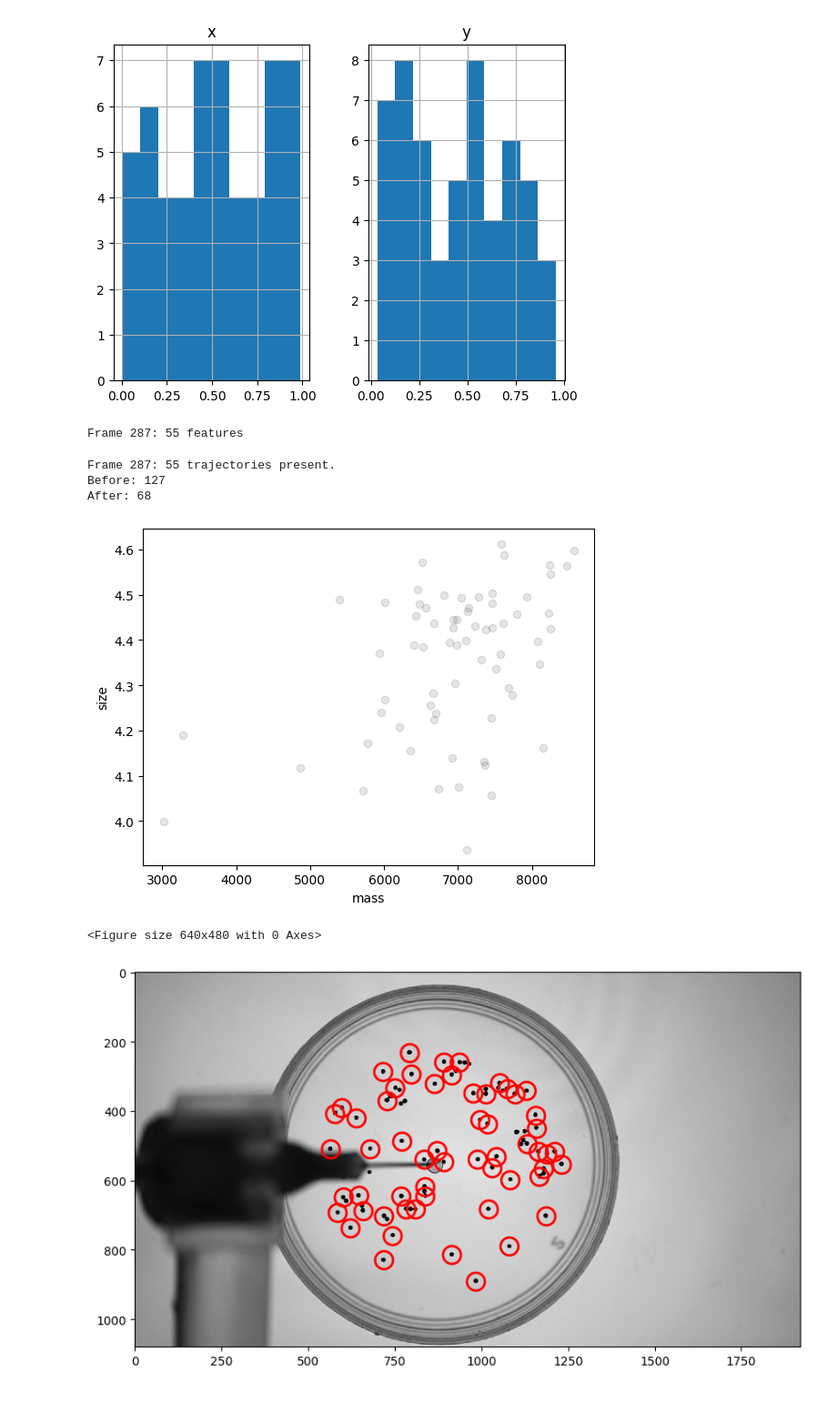
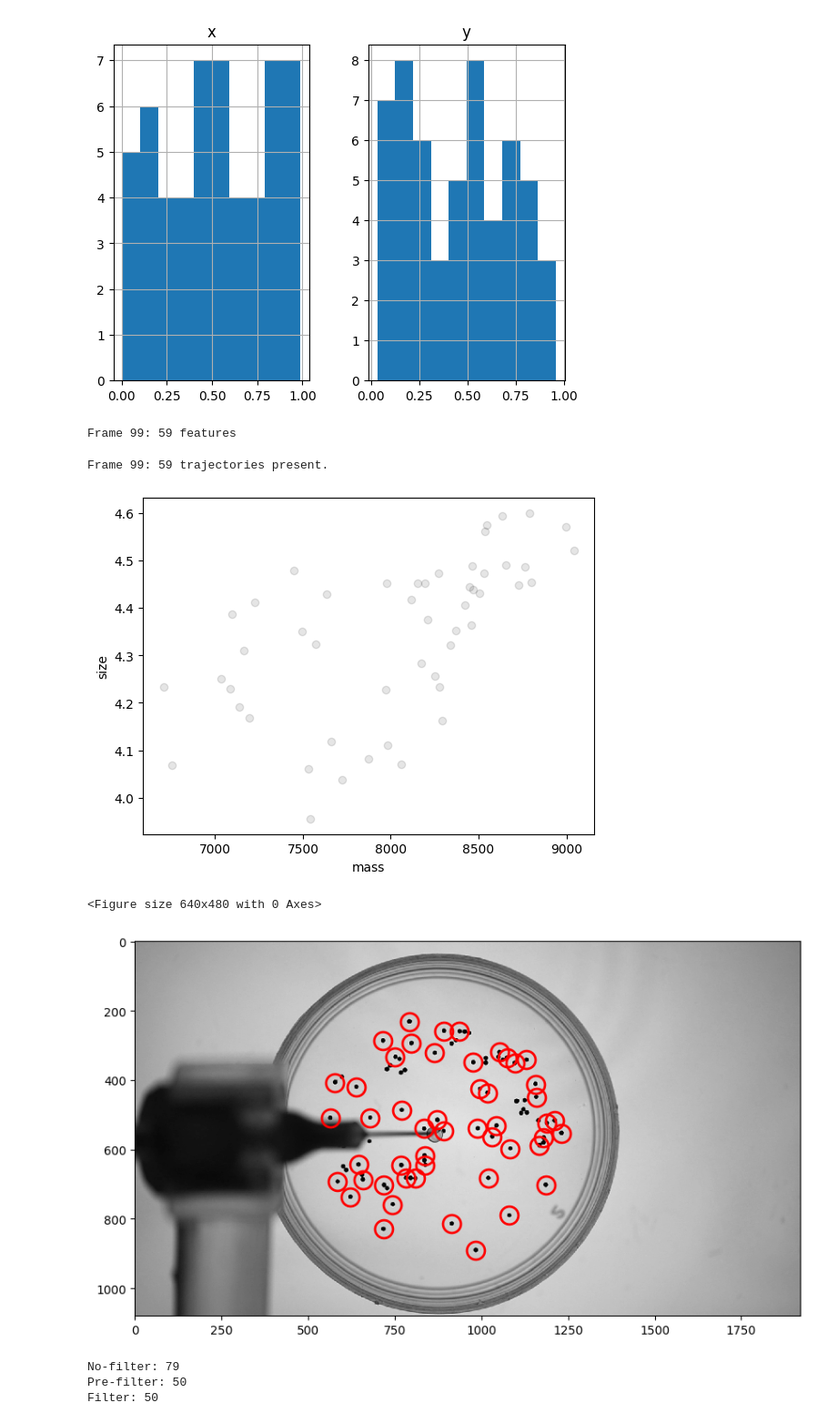
Before and after one commit to sacha-escudier/marangoni-spreading, a Jupyter notebook: playground.ipynb, the cells around one changed output. Shown at 91% size. Cells and saved outputs as stored; diff of their text form; code cells hidden in the pictures.

```diff
--- a/playground.ipynb
+++ b/playground.ipynb
@@ -18,16 +18,16 @@ frames = plot_parameter(directory, particle_diameter=15, particle_minmass=3000)
 [figure]
 [figure]
 # %%
-f = batch(frames, particle_diameter=15, particle_minmass=3000)
-#track(frames, particle_diameter=15, particle_minmass=3000, filter_frame_number=100)
+f = batch(frames[:100], particle_diameter=15, particle_minmass=6000)
 # %% [output]
-Frame 287: 55 features
+Frame 99: 59 features
 # %%
-track(f=f, frames=frames, particle_diameter=15, particle_minmass=3000, filter_frame_number=100)
+filtered_trajectories = track(batched_frames=f, frames=frames, particle_diameter=15, particle_minmass=6000, filter_frame_number=len(frames[:100]))
 # %% [output]
-Frame 287: 55 trajectories present.
-Before: 127
-After: 68
+Frame 99: 59 trajectories present.
-[figure, old version]
+[figure, new version]
 <Figure size 640x480 with 0 Axes>
-[figure, old version]
+[figure, new version]
+No-filter: 79
+Pre-filter: 50
+Filter: 50
```
Also changed, not shown: parts of 1 cell of this notebook, 1 other file.
